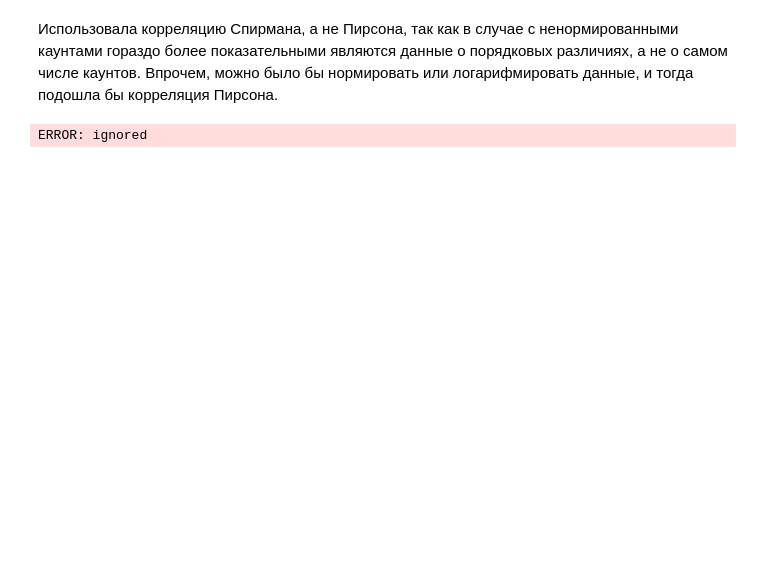
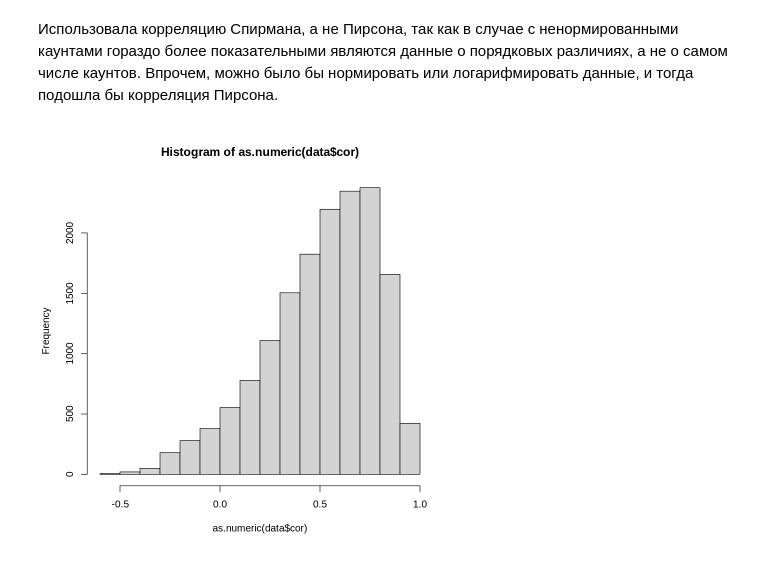
Before and after one commit to solovkovaveta/Ribo-Seq-task, a Jupyter notebook: RiboSeqMishina.ipynb, the cells around one changed output. Drawn from its saved outputs; the diff is of its cells as text; code cells hidden in the pictures; blank space fills up the shorter version.

```diff
--- a/RiboSeqMishina.ipynb
+++ b/RiboSeqMishina.ipynb
@@ -39,6 +59,6 @@ data
 # %%
 data$cor = rep(NA, 16257)
 for (i in (1:nrow(data))){
-  data$cor[i] = cor(data[i,c(seq(3,42,by=4),seq(4,42,by=4))], data[i,c(seq(5,42,by=4),seq(6,42,by=4))], method = 'spearman')
+  data$cor[i] = cor.test(as.numeric(data[i,sort(c(seq(3,42,by=4),seq(4,42,by=4)))]), as.numeric(data[i,sort(c(seq(5,42,by=4),seq(6,42,by=4)))]), method = 'spearman')[4]
 }
 # %% [output]
@@ -62,6 +84,6 @@ Warning mes
 # %% [markdown]
 Использовала корреляцию Спирмана, а не Пирсона, так как в случае с ненормированными каунтами гораздо более показательными являются данные о порядковых различиях, а не о самом числе каунтов. Впрочем, можно было бы нормировать или логарифмировать данные, и тогда подошла бы корреляция Пирсона.
-# %%
-cor(c(1,1,2,3,4),c(NA,NA,NA,NA,NA), method = 'spearman', use = 'complete.obs')
-# %% [output]
-ERROR: ignored
+# %%
+hist(as.numeric(data$cor))
+# %% [output]
+[figure, added]
```
Also changed, not shown: parts of 61 cells of this notebook.
